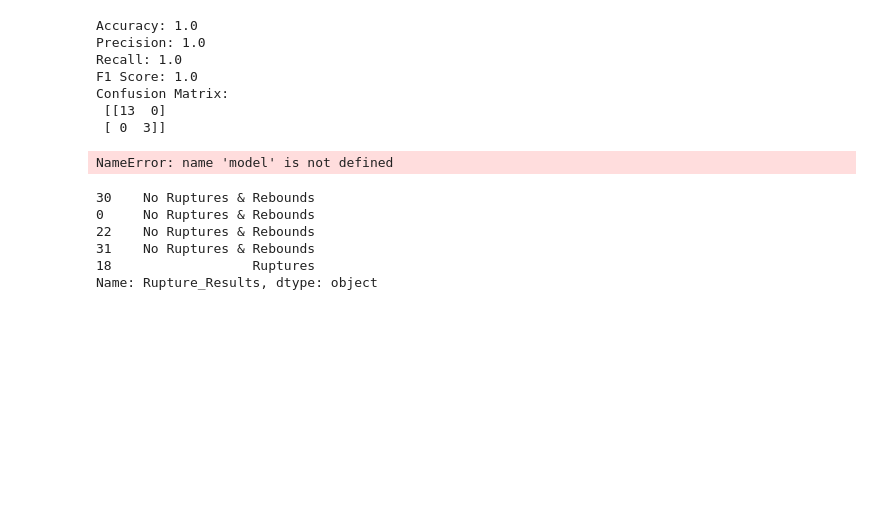
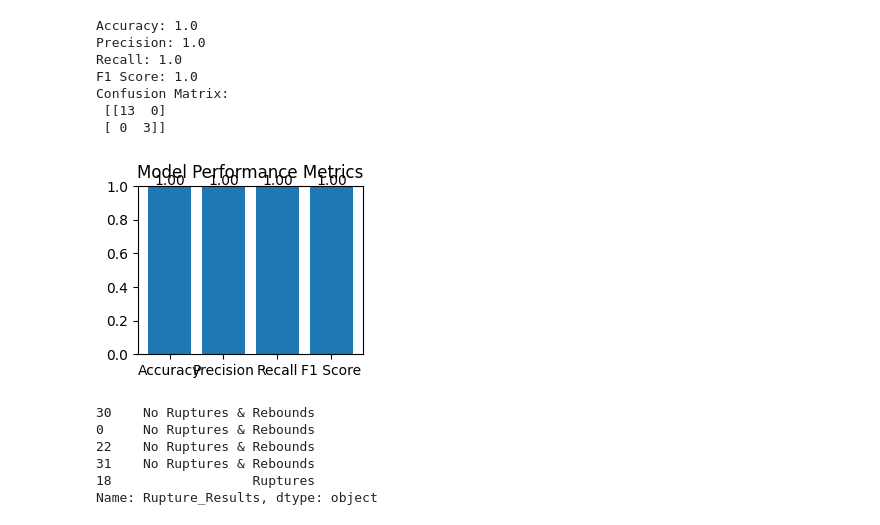
Before and after one commit to sunilpanda14/SpidyTough, a Jupyter notebook: Spiderweb_integrity_hacathon_classification_ML.ipynb, the cells around one changed output. Cells and saved outputs as stored; diff of their text form; code cells hidden in the pictures; blank space fills up the shorter version.

```diff
--- a/Spiderweb_integrity_hacathon_classification_ML.ipynb
+++ b/Spiderweb_integrity_hacathon_classification_ML.ipynb
@@ -197,15 +228,16 @@ from sklearn.model_selection import train_test_split
-# %%
-y_pred_roc = model.predict(D_test),ravel()
-fpr,tpr,threshold = roc_curve(y_true, y_pred)
-plt.figure(1)
-plt.plot([0,1],[0,1],'y--')
-plt.plot(fpr, tpr, marker='.')
-plt.xlabel('False psoitive rate')
-plt.ylabel('True postive rate')
-plt.title('ROC curve')
-plt.show()
-# %% [output]
-NameError: name 'model' is not defined
+# %%
+import matplotlib.pyplot as plt
+# Bar plot for Accuracy, Precision, Recall, and F1 Score
+plt.subplot(2, 2, 1)
+metrics = ['Accuracy', 'Precision', 'Recall', 'F1 Score']
+values = [accuracy, precision, recall, f1]
+plt.bar(metrics, values)
+plt.title('Model Performance Metrics')
+plt.ylim(0, 1)
+for i, v in enumerate(values):
+    plt.text(i, v + 0.01, f'{v:.2f}', ha='center')
+# %% [output]
+[figure, added]
 # %%
 label="Rupture_Results"
 y_pred = predictor.predict(test_data.drop(columns=[label]))
```
Also changed, not shown: parts of 12 cells of this notebook.
